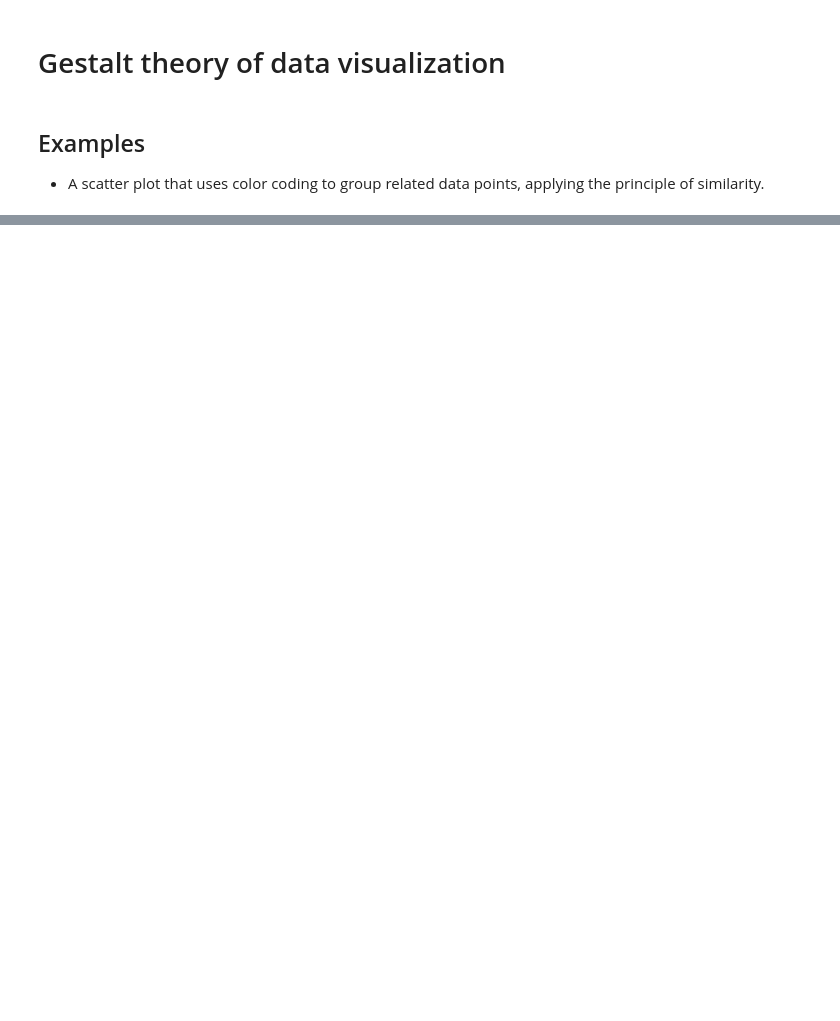
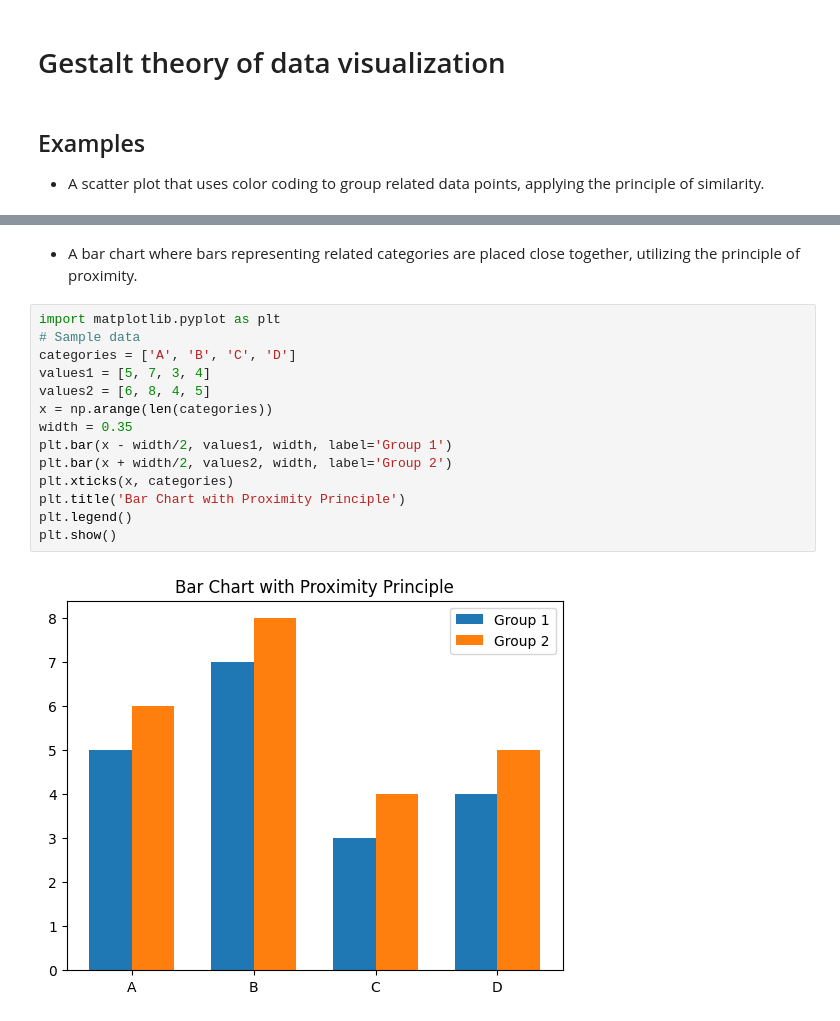
Before and after one commit to neelsoumya/visualization_lecture, a Jupyter notebook: gestalt_visualization.ipynb, the cells around one changed output, grey strips where cells are left out. Cells and saved outputs as stored; diff of their text form; blank space fills up the shorter version.

```diff
--- a/gestalt_visualization.ipynb
+++ b/gestalt_visualization.ipynb
@@ -21,0 +22,18 @@ plt.show()
+# %% [markdown]
+- A bar chart where bars representing related categories are placed close together, utilizing the principle of proximity.
+# %%
+import matplotlib.pyplot as plt
+# Sample data
+categories = ['A', 'B', 'C', 'D']
+values1 = [5, 7, 3, 4]
+values2 = [6, 8, 4, 5]
+x = np.arange(len(categories))
+width = 0.35
+plt.bar(x - width/2, values1, width, label='Group 1')
+plt.bar(x + width/2, values2, width, label='Group 2')
+plt.xticks(x, categories)
+plt.title('Bar Chart with Proximity Principle')
+plt.legend()
+plt.show()
+# %% [output]
+[figure, added]
```
Also changed, not shown: parts of 3 cells of this notebook.
